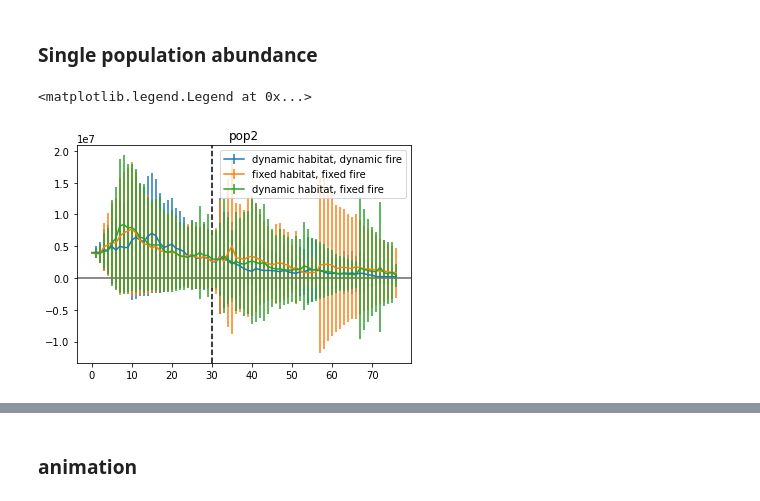
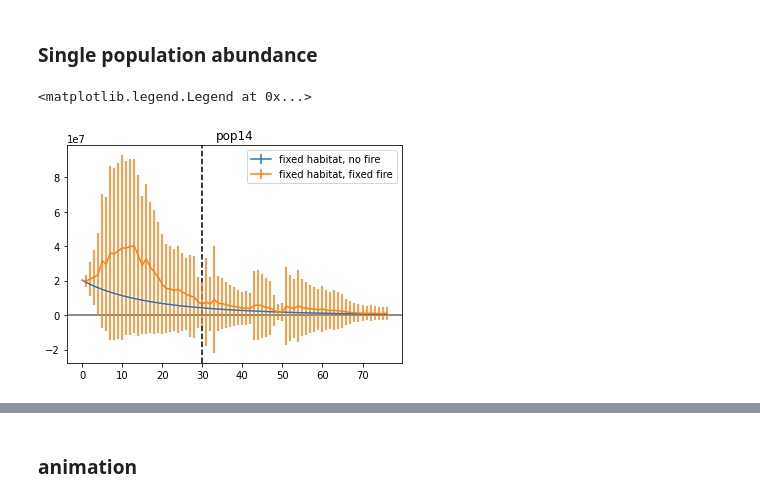
Before and after one commit to patricklawton/TecateCypress, a Jupyter notebook: analysis.ipynb, the cells around one changed output, grey strips where cells are left out. Cells and saved outputs as stored; diff of their text form; code cells hidden in the pictures.

Commit message:
Update fire analysis
Expected FRI decreases as timestep decreases when translating FDM output assuming a binomial distribution

```diff
--- a/analysis.ipynb
+++ b/analysis.ipynb
@@ -34,13 +33,3 @@ scatter plots
 how much does the change in fire prob matter?
 
     histogram changes in prob over patches, compare to popsuc vs fireprob single patch test
-# %%
-run = open_run(74)
-pop = 'pop20'
-with h5py.File(os.path.join(run.run_dir, 'results.h5'), 'r') as res:
-    ab = np.array(res['mean'][pop])
-    Ks = np.array(res['K'][pop])
-plt.scatter(range(len(ab)), ab)#; [(a, t) for a, t in zip(ab, range(len(ab)))]
-# plt.show()
-plt.scatter(range(len(Ks)), Ks)#; [(K, t) for K, t in zip(Ks, range(len(Ks)))]
-plt.show()
@@ -232,8 +217,20 @@ for runnum in runnums:
     # Select specific climate model/scenario
     if (run.spatial == False) or (run.climate_model != 'cnrm') or (run.climate_scenario != 'rcp45'):
         continue
+    if runnum == 73: continue
+    # if (run.spatial) and (run.fixed_fire) and (run.fire_frame == None): continue
+    # if (run.spatial) and (run.fixed_fire) and (run.fire_frame == 'weibull'): continue
     hab_key = 'fixed' if run.fixed_habitat else 'dynamic'
     fire_key = 'fixed' if run.fixed_fire else 'dynamic'
+    if run.fixed_fire == False:
+        fire_key = 'dynamic'
+    elif run.fixed_fire:
+        if run.fire_frame == None:
+            fire_key = 'no'
+        elif run.fire_frame == 'weibull':
+            fire_key = 'weibull FRI 60'
+        else:
+            fire_key = 'fixed'
     run_lab = "{} habitat, {} fire".format(hab_key, fire_key)
     # Access the run's results
     with h5py.File(os.path.join(run.run_dir, 'results.h5'), 'r') as res:
@@ -269,25 +249,35 @@ using existing run: True, run_num=74, run_dir=C:\Users\12488\Research\Regan\Teca
 # %% [markdown]
 ### Single population abundance
 # %%
-poplab = 'pop2'
+poplab = 'pop14'
 for runnum in runnums:
     run = open_run(runnum)
     # Select specific climate model/scenario
     if (run.spatial == False) or (run.climate_model != 'cnrm') or (run.climate_scenario != 'rcp45'):
         continue
+    if runnum == 73: continue
+    if runnum not in [76,75]: continue
     hab_key = 'fixed' if run.fixed_habitat else 'dynamic'
-    fire_key = 'fixed' if run.fixed_fire else 'dynamic'
+    if run.fixed_fire == False:
+        fire_key = 'dynamic'
+    elif run.fixed_fire:
+        if run.fire_frame == None:
+            fire_key = 'no'
+        elif run.fire_frame == 'weibull':
+            fire_key = 'weibull FRI 60'
+        else:
+            fire_key = 'fixed'
     run_lab = "{} habitat, {} fire".format(hab_key, fire_key)
     # Access the run's results
     with h5py.File(os.path.join(run.run_dir, 'results.h5'), 'r') as res:
         metapop_abund = np.array(res['mean'][poplab])
         metapop_stdev = np.array(res['stdev'][poplab])
     plt.errorbar(range(len(metapop_abund)), metapop_abund, yerr=metapop_stdev, label=run_lab)
 plt.title(poplab)
 plt.axvline(run.burn_in_period, ls='--', color='k', zorder=-1)
 plt.axhline(0, ls='-', color='k', alpha=0.6, zorder=-1)
 # plt.ylim(0,1e7)
 plt.legend()
 # %% [output]
 <matplotlib.legend.Legend at 0x...>
-[figure, old version]
+[figure, new version]
```
Also changed, not shown: parts of 24 cells of this notebook, 6 other files.
